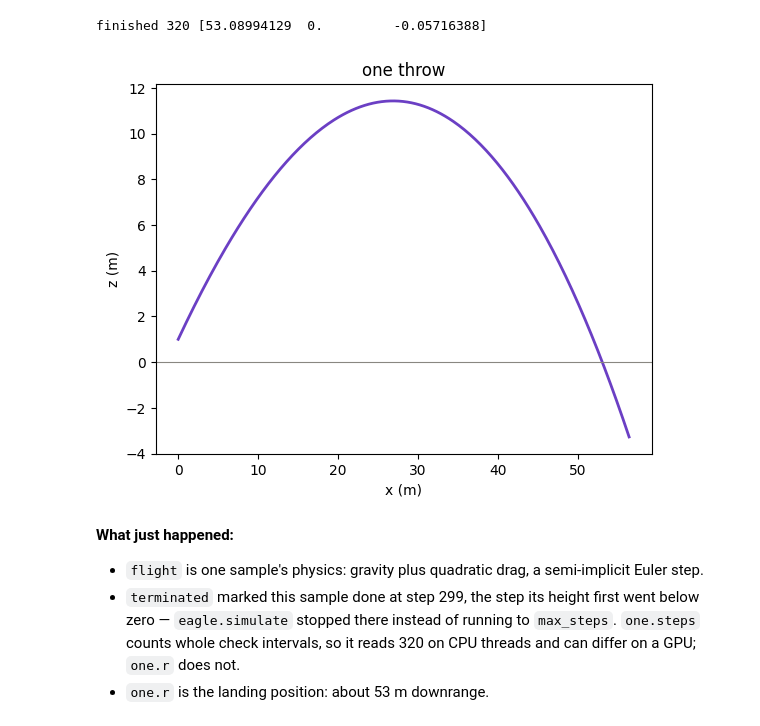
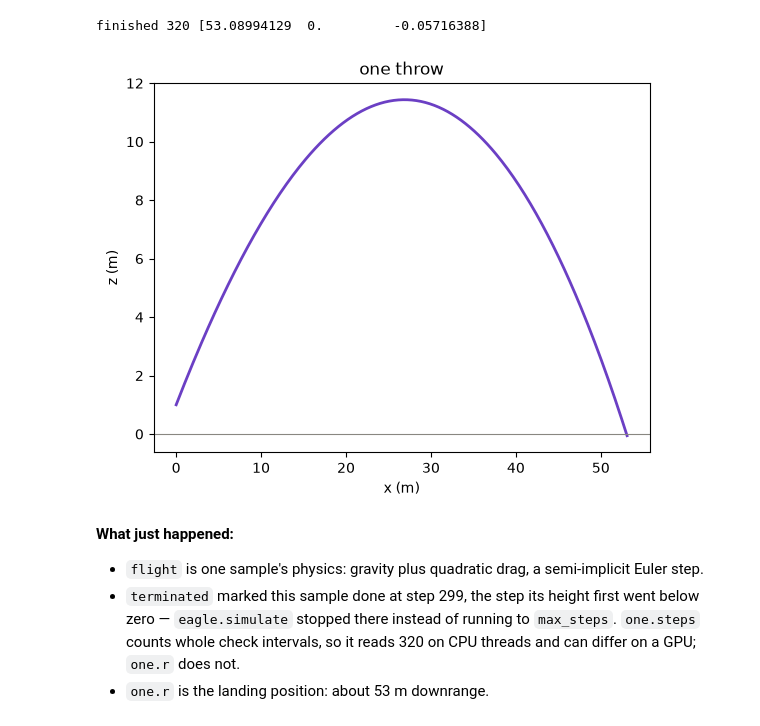
Before and after one commit to amasat01/amasat01.github.io, a Jupyter notebook: notebooks/raptor_start_here.ipynb, the cells around one changed output. Drawn from its saved outputs; the diff is of its cells as text; code cells hidden in the pictures.

Commit message:
start_here: draw the arc from simulate history instead of a replay loop

```diff
--- a/notebooks/raptor_start_here.ipynb
+++ b/notebooks/raptor_start_here.ipynb
@@ -134,26 +134,25 @@ print(one.status, one.steps, one.r)
 # %% [output]
 finished 320 [53.08994129  0.         -0.05716388]
 # %%
-# The picture: replay the same throw one step at a time to plot its arc
-# (eagle.simulate itself only hands back the final state). eagle.simulate
-# writes its Mutable arguments, so each step's position is copied out
-# before the next call overwrites it.
+# The picture: the same throw once more, with history=True keeping the
+# state of every step. history["r"] holds the position before step 0 and
+# after each step, so the arc is one call, not a replay loop.
 import matplotlib.pyplot as plt
 
-path = [np.array([0.0, 0.0, 1.0])]
-r, v = xp.array([0.0, 0.0, 1.0]), xp.array([20.0, 0.0, 15.0])
-for _ in range(one.steps):
-    step = eagle.simulate(flight, cd=0.004, dt=0.01, g=9.81, r=r, v=v, max_steps=1)
-    r, v = step.r, step.v
-    path.append(to_np(r).copy())
-path = np.array(path)
+kept = eagle.simulate(
+    flight,
+    cd=0.004, dt=0.01, g=9.81,
+    r=xp.array([0.0, 0.0, 1.0]), v=xp.array([20.0, 0.0, 15.0]),
+    max_steps=400, history=True,
+)
+path = to_np(kept.history["r"])[: kept.steps + 1]
 
 plt.plot(path[:, 0], path[:, 2], color="#6b3fc4", lw=2)
 plt.axhline(0, color="#898781", lw=0.8)
 plt.xlabel("x (m)"); plt.ylabel("z (m)"); plt.title("one throw")
 plt.show()
 # %% [output]
-[figure, old version]
+[figure, new version]
 # %% [markdown]
 **What just happened:**
 - `flight` is one sample's physics: gravity plus quadratic drag, a
```
